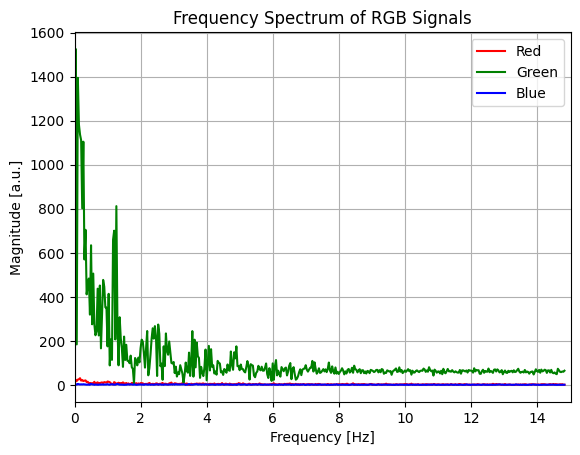
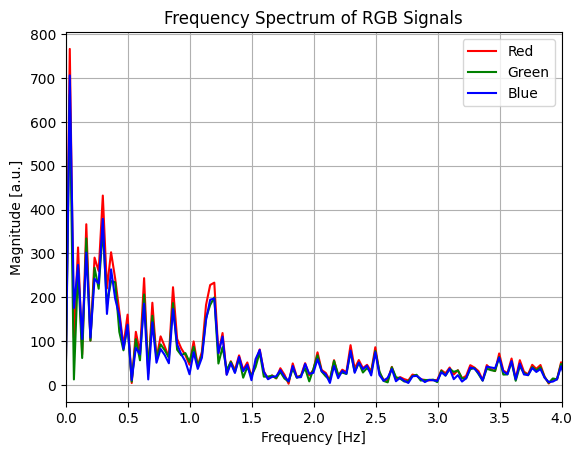
Unified diff of the notebook cell whose output changed from the first chart to the second:
--- before
+++ after
@@ -23,5 +23,5 @@
 plt.xlabel("Frequency [Hz]")
 plt.ylabel("Magnitude [a.u.]")
-plt.xlim(0,15)
+plt.xlim(0,4)
 #plt.ylim(0,1)
 plt.grid(True)

Commit: fixed in iphone folder